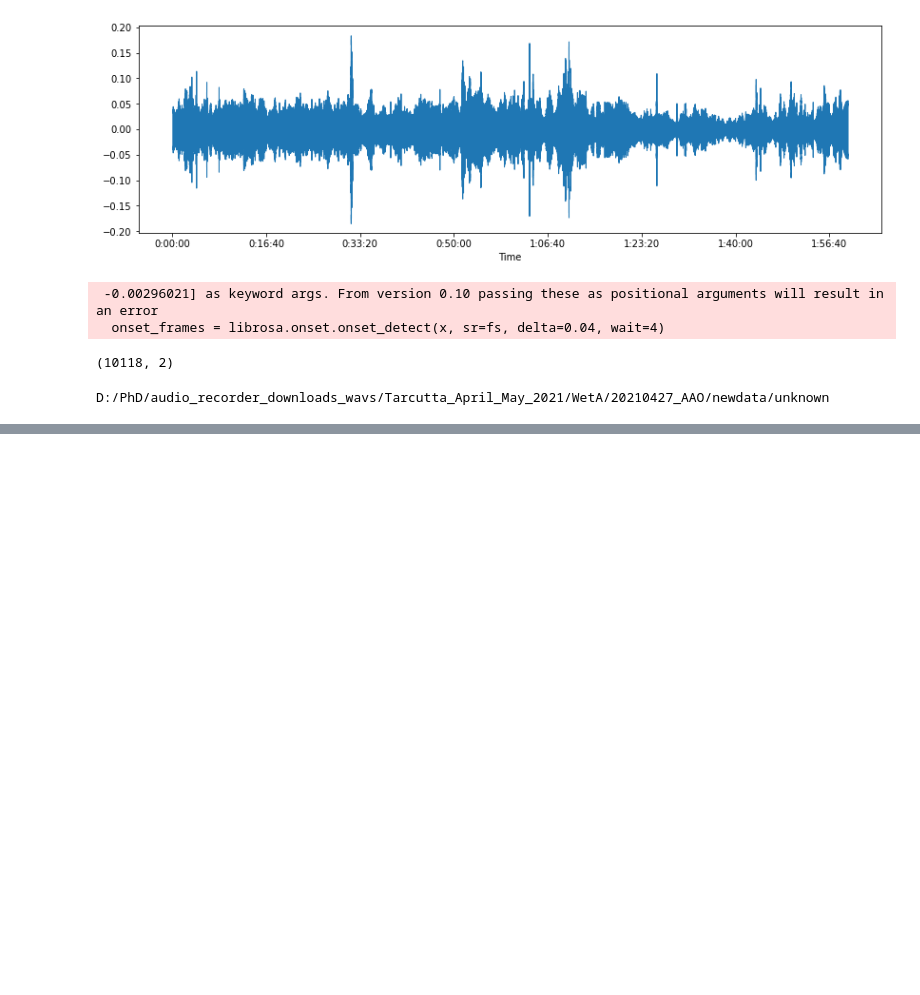
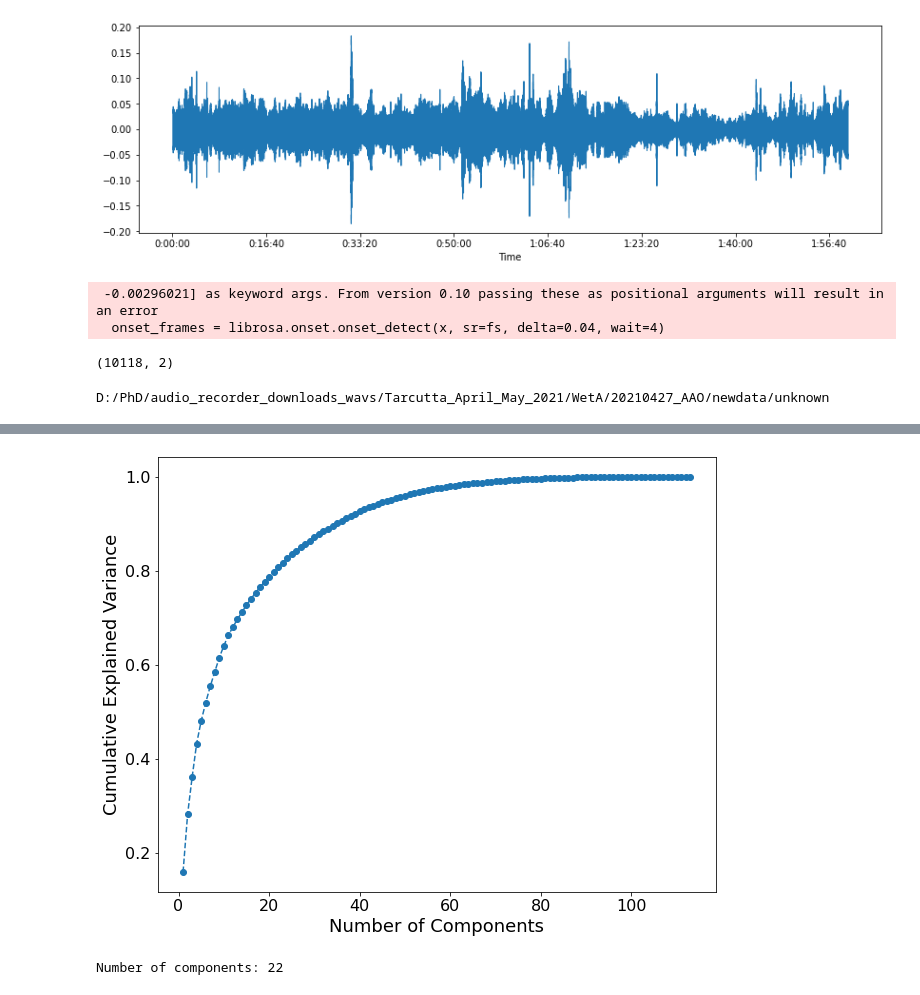
Before and after one commit to thomasnapier/AudioHandling, a Jupyter notebook: SoundRecognizer.ipynb, the cells around one changed output, grey strips where cells are left out. Drawn from its saved outputs; the diff is of its cells as text; code cells hidden in the pictures; blank space fills up the shorter version.

```diff
--- a/SoundRecognizer.ipynb
+++ b/SoundRecognizer.ipynb
@@ -201,0 +357,9 @@ D:/PhD/audio_recorder_downloads_wavs/Tarcutta_April_May_2021/WetA/20210427_AAO/n
+# %%
+#Put data onto the same standard scale
+from sklearn.preprocessing import MinMaxScaler
+from sklearn.preprocessing import StandardScaler
+
+scaler=StandardScaler()
+scaler.fit(df)
+scaled_data=scaler.fit_transform(df)
+print(scaled_data)
@@ -201,0 +382,14 @@ D:/PhD/audio_recorder_downloads_wavs/Tarcutta_April_May_2021/WetA/20210427_AAO/n
+# %%
+from sklearn.decomposition import PCA
+pca=PCA() #reduce the dimensions from 64 to 2 dimensions
+pca.fit(scaled_data)
+# x_pca=pca.transform(scaled_data)
+
+# The attribute shows how much variance is explained by each of the features
+evr = pca.explained_variance_ratio_
+evr
+
+# plt.figure(figsize=(8,6))
+# plt.scatter(x_pca[:,0],x_pca[:,1])
+# plt.xlabel('First principle component')
+# plt.ylabel('Second principle component')
@@ -201,0 +414,21 @@ D:/PhD/audio_recorder_downloads_wavs/Tarcutta_April_May_2021/WetA/20210427_AAO/n
+# %%
+fig = plt.figure(figsize=(10,8))
+plt.plot(range(1, len(df.columns)+1), evr.cumsum(), marker='o', linestyle='--')
+plt.xlabel('Number of Components', fontsize=18)
+plt.ylabel('Cumulative Explained Variance',fontsize=18)
+plt.xticks(fontsize=16)
+plt.yticks(fontsize=16)
+plt.show()
+# %% [output]
+[figure, added]
+# %%
+for i, exp_var in enumerate(evr.cumsum()):
+    if exp_var >= 0.8:
+        n_comps = i + 1
+        break
+print("Number of components:", n_comps)
+pca = PCA(n_components=n_comps)
+pca.fit(scaled_data)
+scores_pca = pca.transform(scaled_data)
+# %% [output]
+Number of components: 22
```
Also changed, not shown: parts of 26 cells of this notebook.
